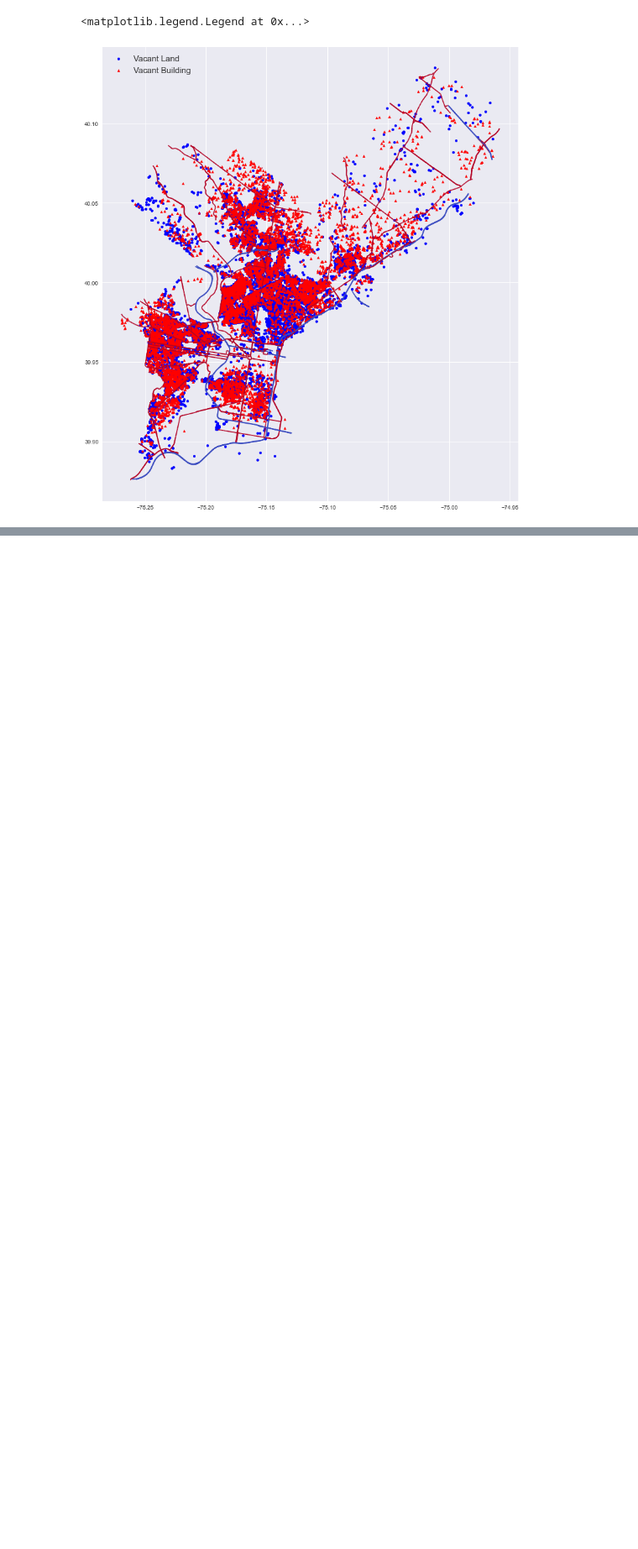
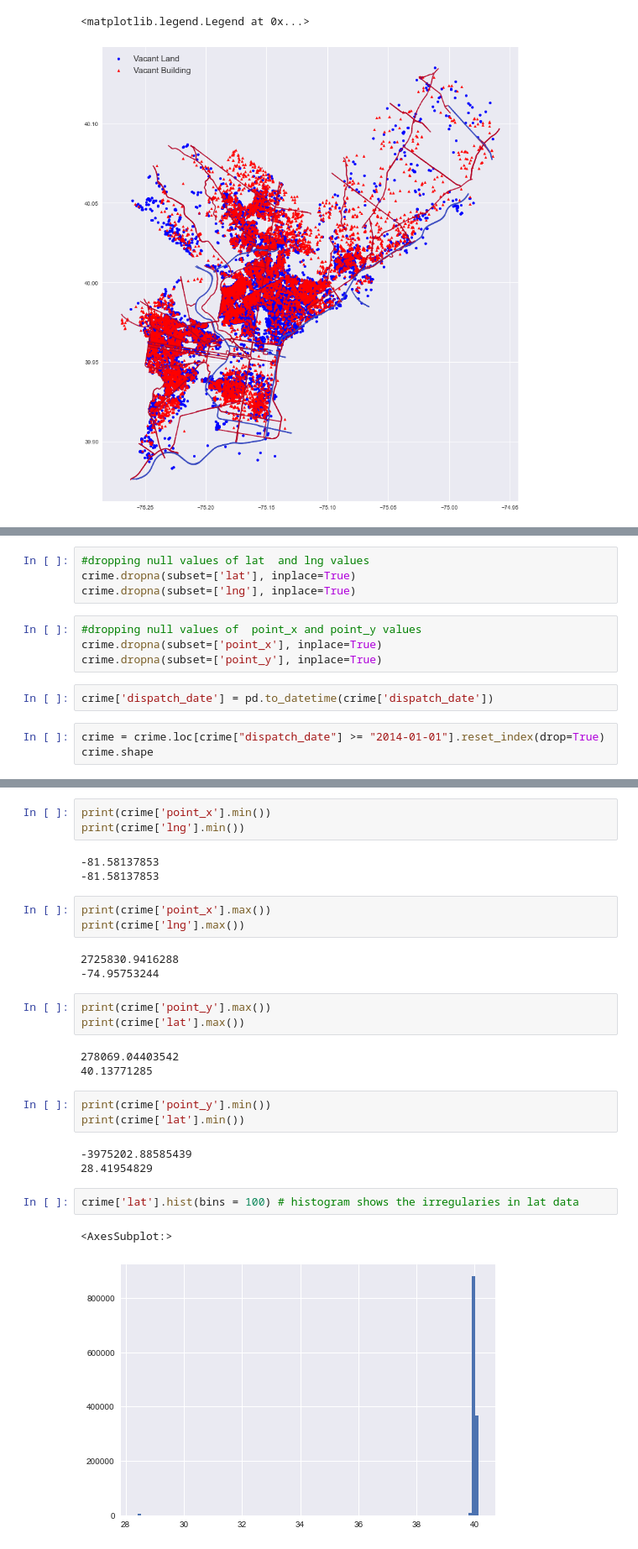
Before and after one commit to Pball01/vacant_lot, a Jupyter notebook: data_explore.ipynb, the cells around one changed output, grey strips where cells are left out. Shown at 84% size. Cells and saved outputs as stored; diff of their text form; blank space fills up the shorter version.

```diff
--- a/data_explore.ipynb
+++ b/data_explore.ipynb
@@ -267,0 +678,13 @@ plt.legend(prop = {'size' : 15})
+# %%
+#dropping null values of lat  and lng values
+crime.dropna(subset=['lat'], inplace=True)
+crime.dropna(subset=['lng'], inplace=True)
+# %%
+#dropping null values of  point_x and point_y values
+crime.dropna(subset=['point_x'], inplace=True)
+crime.dropna(subset=['point_y'], inplace=True)
+# %%
+crime['dispatch_date'] = pd.to_datetime(crime['dispatch_date'])
+# %%
+crime = crime.loc[crime["dispatch_date"] >= "2014-01-01"].reset_index(drop=True)
+crime.shape
@@ -267,0 +713,29 @@ plt.legend(prop = {'size' : 15})
+# %%
+print(crime['point_x'].min())
+print(crime['lng'].min())
+# %% [output]
+-81.58137853
+-81.58137853
+# %%
+print(crime['point_x'].max())
+print(crime['lng'].max())
+# %% [output]
+2725830.9416288
+-74.95753244
+# %%
+print(crime['point_y'].max())
+print(crime['lat'].max())
+# %% [output]
+278069.04403542
+40.13771285
+# %%
+print(crime['point_y'].min())
+print(crime['lat'].min())
+# %% [output]
+-3975202.88585439
+28.41954829
+# %%
+crime['lat'].hist(bins = 100) # histogram shows the irregularies in lat data
+# %% [output]
+<AxesSubplot:>
+[figure, added]
```
Also changed, not shown: parts of 49 cells of this notebook.
